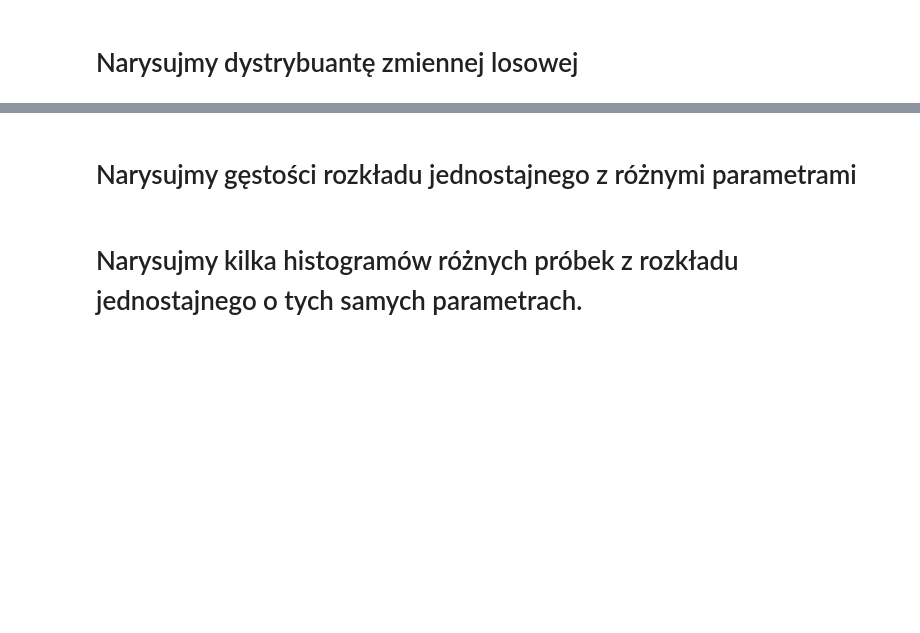
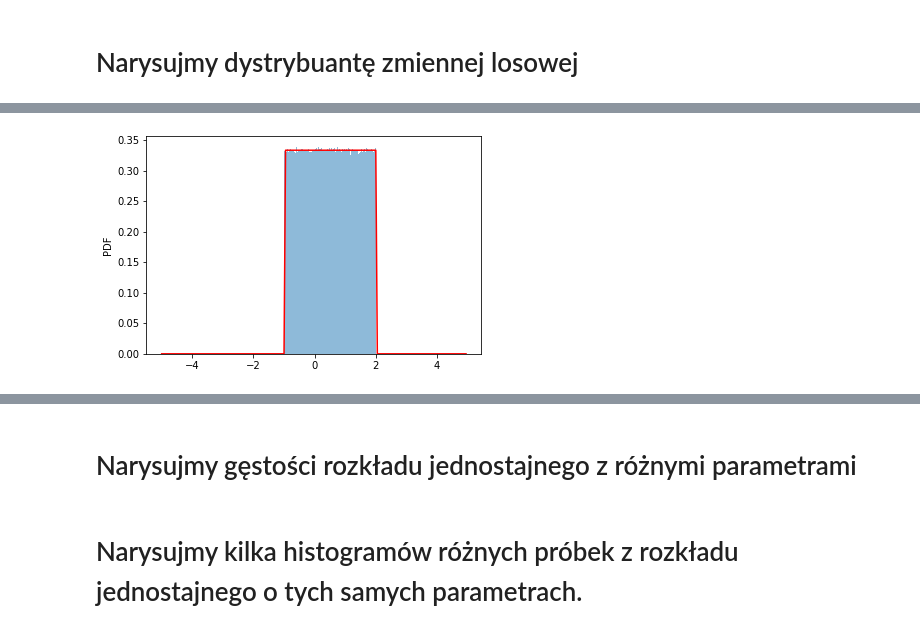
Before and after one commit to rafalkobiela/ages_statystyka1_26_09, a Jupyter notebook: 6_jednostajny.ipynb, the cells around one changed output, grey strips where cells are left out. Cells and saved outputs as stored; diff of their text form; code cells hidden in the pictures; blank space fills up the shorter version.

```diff
--- a/6_jednostajny.ipynb
+++ b/6_jednostajny.ipynb
@@ -23,0 +42,9 @@ import seaborn as sns
+# %%
+fix, ax = plt.subplots(1,1)
+trails = uniform.rvs(2000000)
+ax.hist(trails, density=True, alpha=0.5, bins=100)
+ax.plot(x,stats.uniform.pdf(x,a,width),color="red")
+ax.set_ylabel("PDF")
+plt.show()
+# %% [output]
+[figure, added]
```
Also changed, not shown: parts of 6 cells of this notebook, 1 other file.
